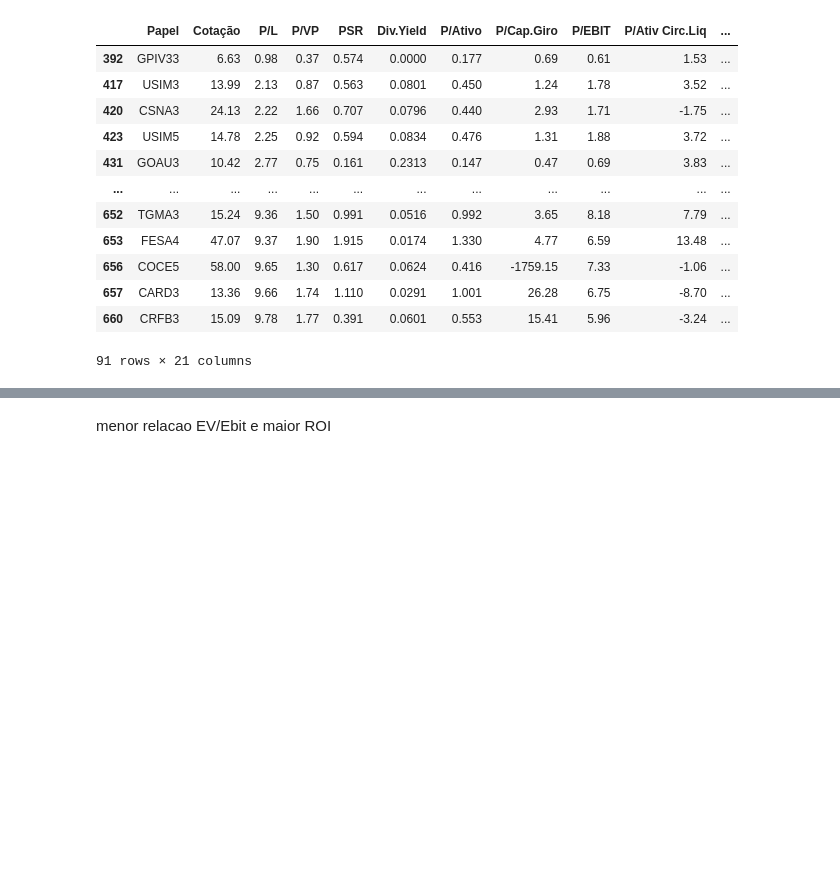
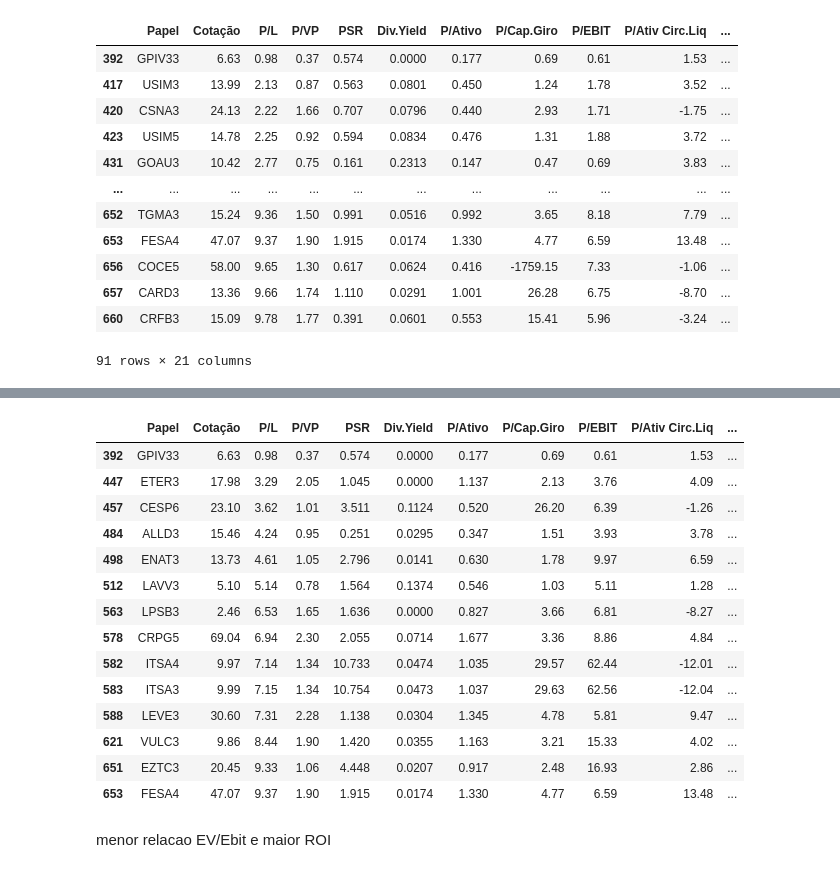
Before and after one commit to mozzaquatro/financial_market, a Jupyter notebook: 08_Analise_Fundamentalista.ipynb, the cells around one changed output, grey strips where cells are left out. Drawn from its saved outputs; the diff is of its cells as text; code cells hidden in the pictures; blank space fills up the shorter version.

```diff
--- a/08_Analise_Fundamentalista.ipynb
+++ b/08_Analise_Fundamentalista.ipynb
@@ -138,3 +138,9 @@ df_roic
 | 657 | CARD3 | 13.36 | 9.66 | 1.74 | 1.110 | 0.0291 | 1.001 | 26.28 | 6.75 | -8.70 | ... |
 | 660 | CRFB3 | 15.09 | 9.78 | 1.77 | 0.391 | 0.0601 | 0.553 | 15.41 | 5.96 | -3.24 | ... |
 91 rows × 21 columns
+# %%
+# 8. ROE ((Retorno sobre o Patrimônio Líquido): lucro líquido dividido pelo patrimônio líquido):
+# deve estar positivo, endividamento da empresa perante o seu investimento.
+# Não pode ser muito baixo
+df_roe = df_roic[df_roic['ROE']>0.1]
+df_roe
@@ -141,3 +161,24 @@ df_roic
+# %%
+# dívida liquida / patrimonio
+# dívida liquida deve ser menor que 20% do patrimonio liquido
+df_d20p = df_roe[df_roe['Dív.Brut/ Patrim.']< 0.3]
+df_d20p
+# %% [output]
+|  | Papel | Cotação | P/L | P/VP | PSR | Div.Yield | P/Ativo | P/Cap.Giro | P/EBIT | P/Ativ Circ.Liq | ... |
+| 392 | GPIV33 | 6.63 | 0.98 | 0.37 | 0.574 | 0.0000 | 0.177 | 0.69 | 0.61 | 1.53 | ... |
+| 447 | ETER3 | 17.98 | 3.29 | 2.05 | 1.045 | 0.0000 | 1.137 | 2.13 | 3.76 | 4.09 | ... |
+| 457 | CESP6 | 23.10 | 3.62 | 1.01 | 3.511 | 0.1124 | 0.520 | 26.20 | 6.39 | -1.26 | ... |
+| 484 | ALLD3 | 15.46 | 4.24 | 0.95 | 0.251 | 0.0295 | 0.347 | 1.51 | 3.93 | 3.78 | ... |
+| 498 | ENAT3 | 13.73 | 4.61 | 1.05 | 2.796 | 0.0141 | 0.630 | 1.78 | 9.97 | 6.59 | ... |
+| 512 | LAVV3 | 5.10 | 5.14 | 0.78 | 1.564 | 0.1374 | 0.546 | 1.03 | 5.11 | 1.28 | ... |
+| 563 | LPSB3 | 2.46 | 6.53 | 1.65 | 1.636 | 0.0000 | 0.827 | 3.66 | 6.81 | -8.27 | ... |
+| 578 | CRPG5 | 69.04 | 6.94 | 2.30 | 2.055 | 0.0714 | 1.677 | 3.36 | 8.86 | 4.84 | ... |
+| 582 | ITSA4 | 9.97 | 7.14 | 1.34 | 10.733 | 0.0474 | 1.035 | 29.57 | 62.44 | -12.01 | ... |
+| 583 | ITSA3 | 9.99 | 7.15 | 1.34 | 10.754 | 0.0473 | 1.037 | 29.63 | 62.56 | -12.04 | ... |
+| 588 | LEVE3 | 30.60 | 7.31 | 2.28 | 1.138 | 0.0304 | 1.345 | 4.78 | 5.81 | 9.47 | ... |
+| 621 | VULC3 | 9.86 | 8.44 | 1.90 | 1.420 | 0.0355 | 1.163 | 3.21 | 15.33 | 4.02 | ... |
+| 651 | EZTC3 | 20.45 | 9.33 | 1.06 | 4.448 | 0.0207 | 0.917 | 2.48 | 16.93 | 2.86 | ... |
+| 653 | FESA4 | 47.07 | 9.37 | 1.90 | 1.915 | 0.0174 | 1.330 | 4.77 | 6.59 | 13.48 | ... |
 # %% [markdown]
 menor relacao EV/Ebit e
 maior ROI
```
Also changed, not shown: parts of 1 cell of this notebook.
